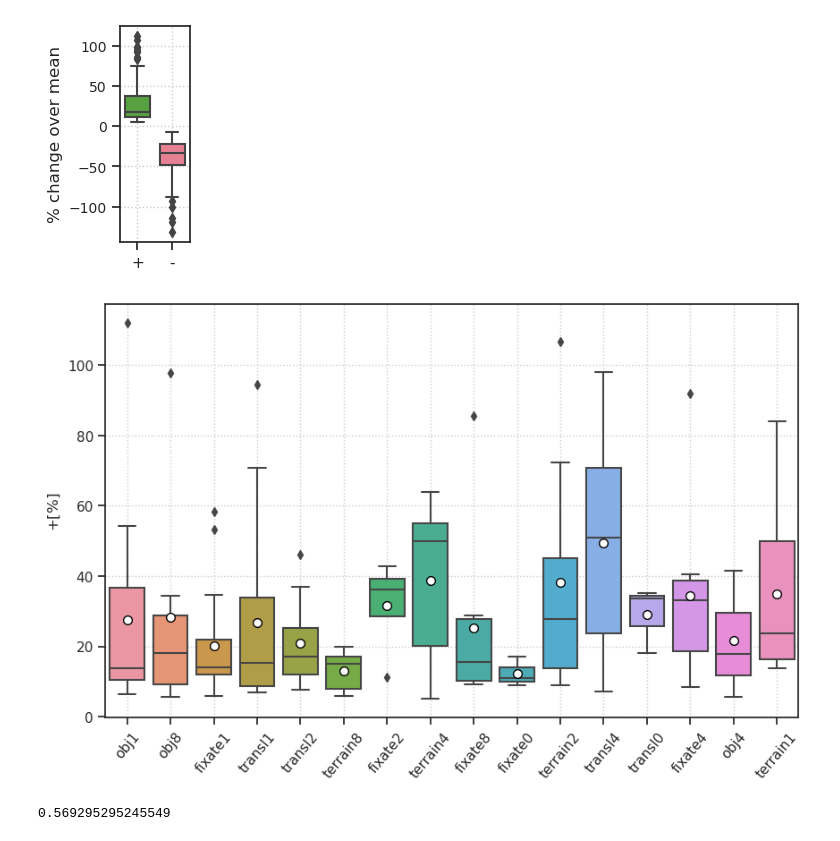
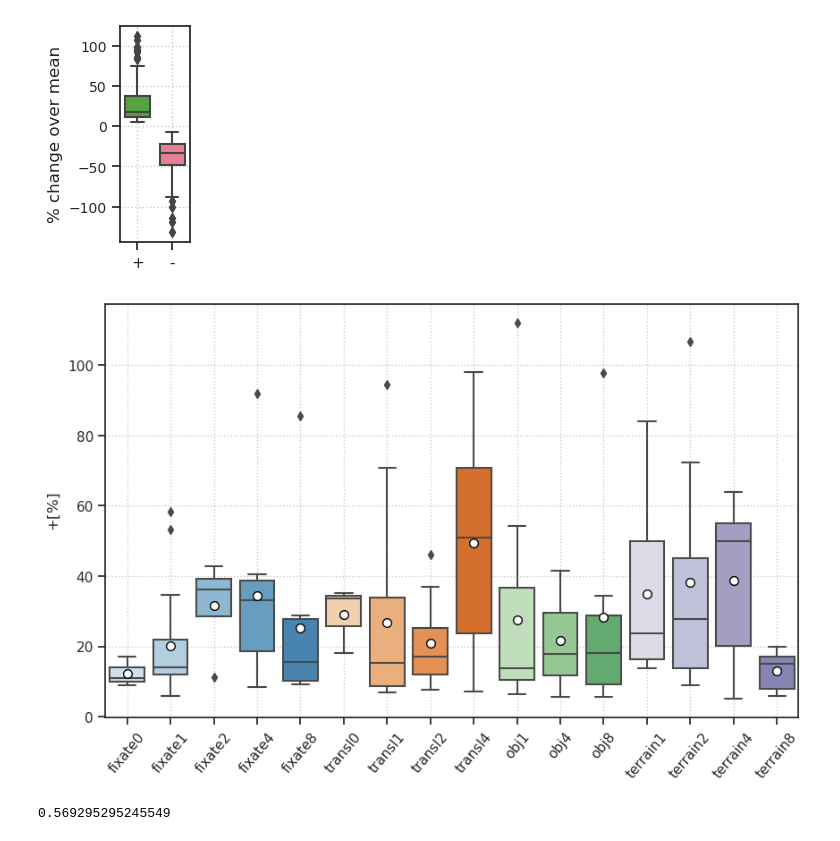
Before and after one commit to hadivafaii/jb-MTMST, a Jupyter notebook: _sources/nb/2023-04/29_combine-fits.ipynb, the cells around one changed output. Drawn from its saved outputs; the diff is of its cells as text; code cells hidden in the pictures.

```diff
--- a/_sources/nb/2023-04/29_combine-fits.ipynb
+++ b/_sources/nb/2023-04/29_combine-fits.ipynb
@@ -130,0 +125,12 @@ sorted_data = tuple(zip(*sorted_data))
+# %%
+grouped_by_cat = collections.defaultdict(list)
+grouped_by_nobj = collections.defaultdict(list)
+for sim in df['category'].unique():
+    cat, n = sim[:-1], int(sim[-1])
+    grouped_by_cat[cat].append(n)
+    grouped_by_nobj[n].append(cat)
+grouped_by_cat = dict(grouped_by_cat)
+grouped_by_nobj = dict(grouped_by_nobj)
+
+print(grouped_by_cat)
+print(grouped_by_nobj)
@@ -131 +151,8 @@ sorted_data = tuple(zip(*sorted_data))
+# %%
+pal = {}
+colors = ['Blues', 'Oranges', 'Greens', 'Purples', 'Greys']
+for c, (k, v) in zip(colors, grouped_by_cat.items()):
+    _pal = sns.color_palette(c, n_colors=len(v) + 3)[1:-2]
+    for i in range(len(v)):
+        pal[f"{k}{v[i]}"] = _pal[i]
 # %%
@@ -309,12 +358,12 @@ show_neural_results(df_best, 'perf_best');
 # %% [output]
 [figure]
 # %%
-pal = sns.color_palette('husl')
-pal = {'+': pal[2], '-': pal[0]}
+_pal = sns.color_palette('husl')
+_pal = {'+': _pal[2], '-': _pal[0]}
 
 fig, ax = create_figure(1, 1, (3, 2))
-sns.histplot(df_best['%+'], color=pal['+'], ax=ax)
-sns.histplot(df_best['%-'], color=pal['-'], ax=ax)
+sns.histplot(df_best['%+'], color=_pal['+'], ax=ax)
+sns.histplot(df_best['%-'], color=_pal['-'], ax=ax)
 ax.set(xlabel='', title='Change over mean [%]')
 plt.show()
 # %% [output]
@@ -347,30 +391,32 @@ plt.show()
 # %%
 props_mean = {
     'marker': 'o',
     'markerfacecolor': 'white',
     'markeredgecolor': 'k',
     'markersize': 7,
     'alpha': 1.0,
 }
 
 fig, ax = create_figure(1, 1, (10, 6))
 sns.boxplot(
     data=df_best,
     y='%+',
     x='category',
     hue='category',
+    order=pal,
+    palette=pal,
     dodge=False,
     showmeans=True,
     meanprops=props_mean,
     ax=ax,
 )
 ax.set(xlabel='', ylabel=r'$+ [\%]$')
 ax.tick_params(axis='x', rotation=50)
 ax.get_legend().remove()
 ax.grid()
 plt.show()
 # %% [output]
-[figure, old version]
+[figure, new version]
 # %%
 categories = list(df['category'].unique())
 df_test = best_results(df, categories)
```
Also changed, not shown: parts of 18 cells of this notebook, 5 other files.
